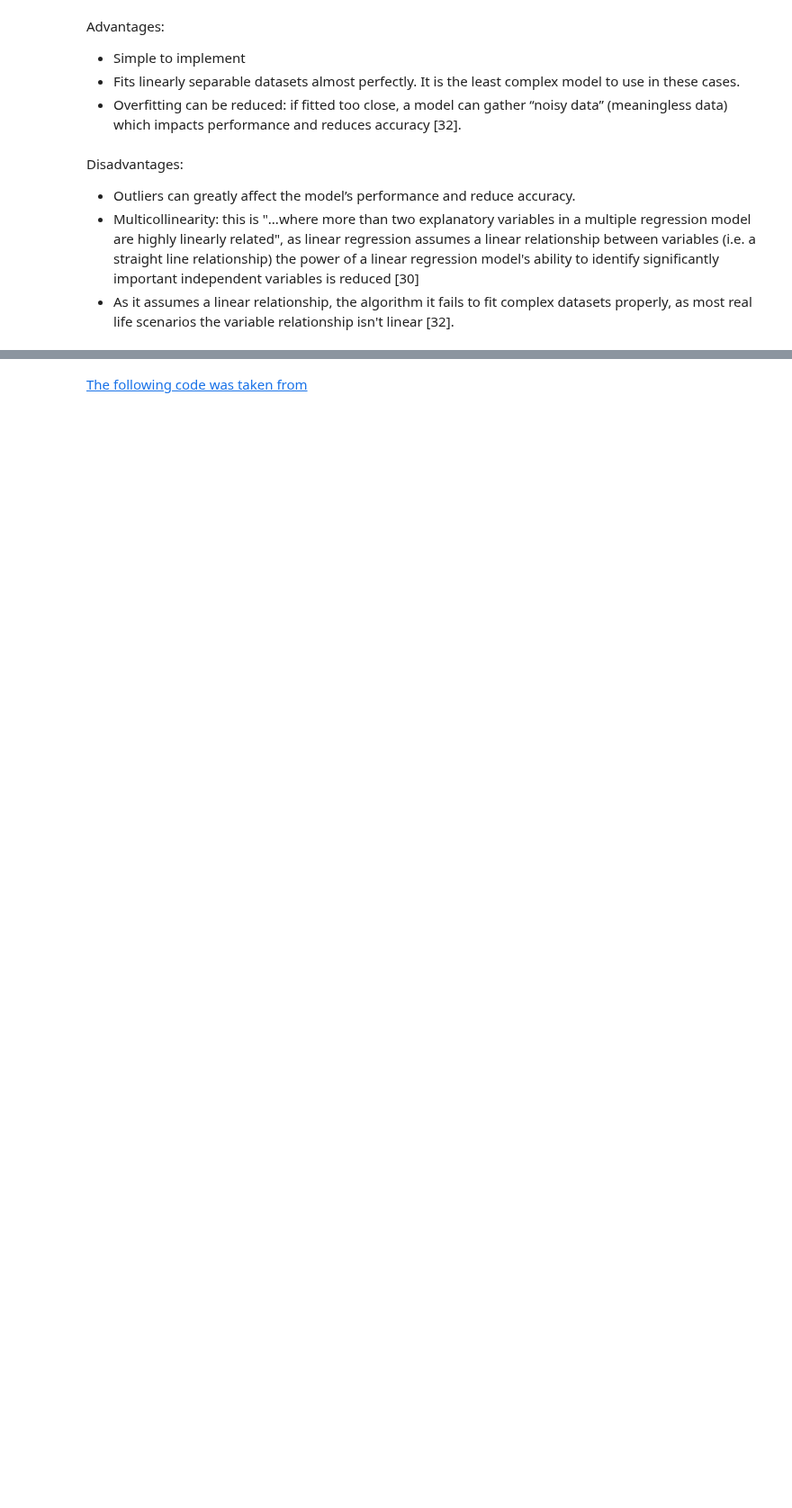
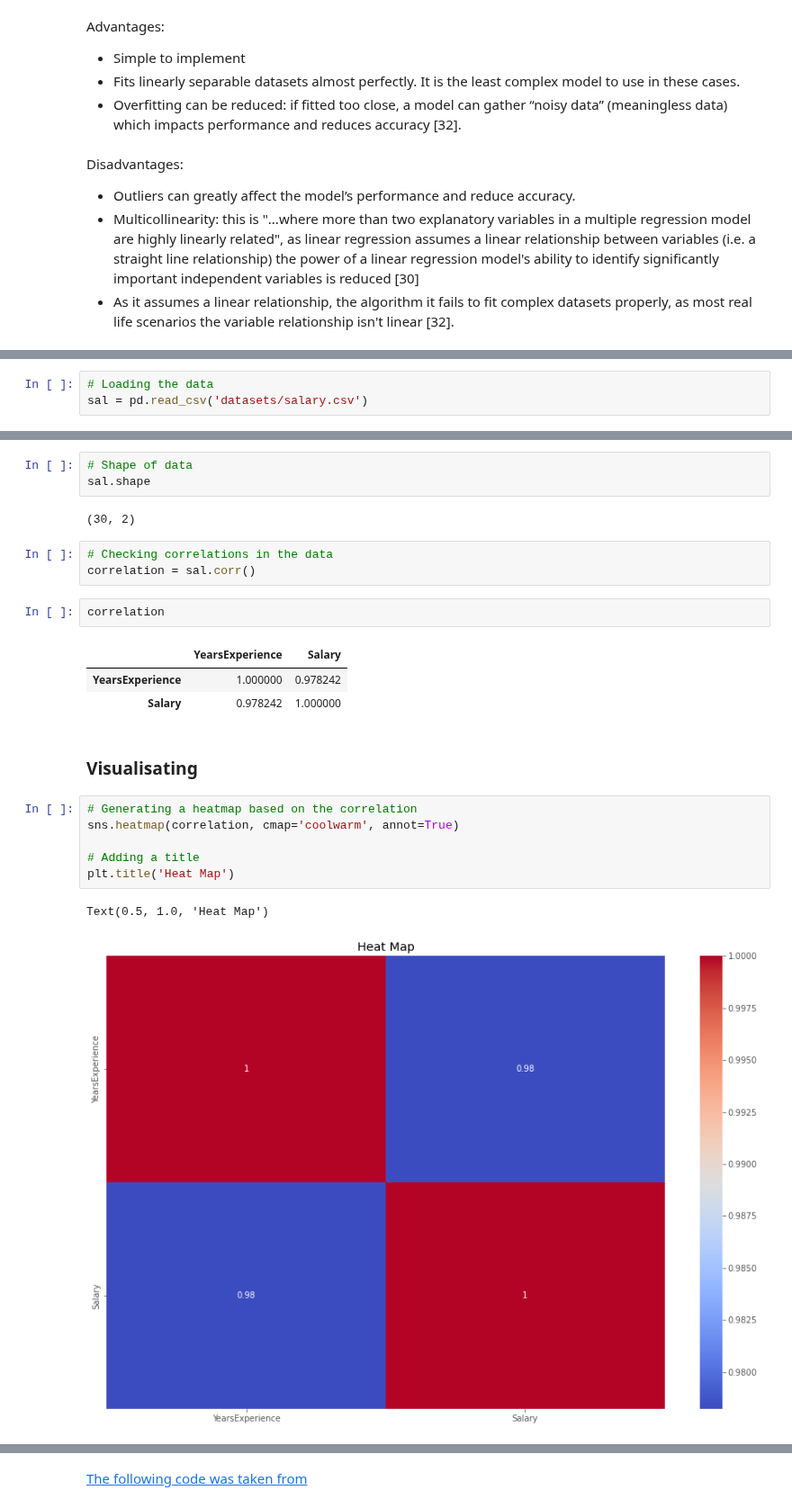
Before and after one commit to kmcd14/MLandStats-assessment, a Jupyter notebook: scikit-learn.ipynb, the cells around one changed output, grey strips where cells are left out. Shown at 90% size. Drawn from its saved outputs; the diff is of its cells as text; blank space fills up the shorter version.

Commit message:
adding salary dataset. loading salary, exploring the data and visualisations

```diff
--- a/scikit-learn.ipynb
+++ b/scikit-learn.ipynb
@@ -639,0 +644,3 @@ Disadvantages:
+# %%
+# Loading the data
+sal = pd.read_csv('datasets/salary.csv')
@@ -639,0 +683,25 @@ Disadvantages:
+# %%
+# Shape of data
+sal.shape
+# %% [output]
+(30, 2)
+# %%
+# Checking correlations in the data
+correlation = sal.corr()
+# %%
+correlation
+# %% [output]
+|  | YearsExperience | Salary |
+| YearsExperience | 1.000000 | 0.978242 |
+| Salary | 0.978242 | 1.000000 |
+# %% [markdown]
+### Visualisating
+# %%
+# Generating a heatmap based on the correlation
+sns.heatmap(correlation, cmap='coolwarm', annot=True)
+
+# Adding a title
+plt.title('Heat Map')
+# %% [output]
+Text(0.5, 1.0, 'Heat Map')
+[figure, added]
```
Also changed, not shown: parts of 10 cells of this notebook, 1 other file.
